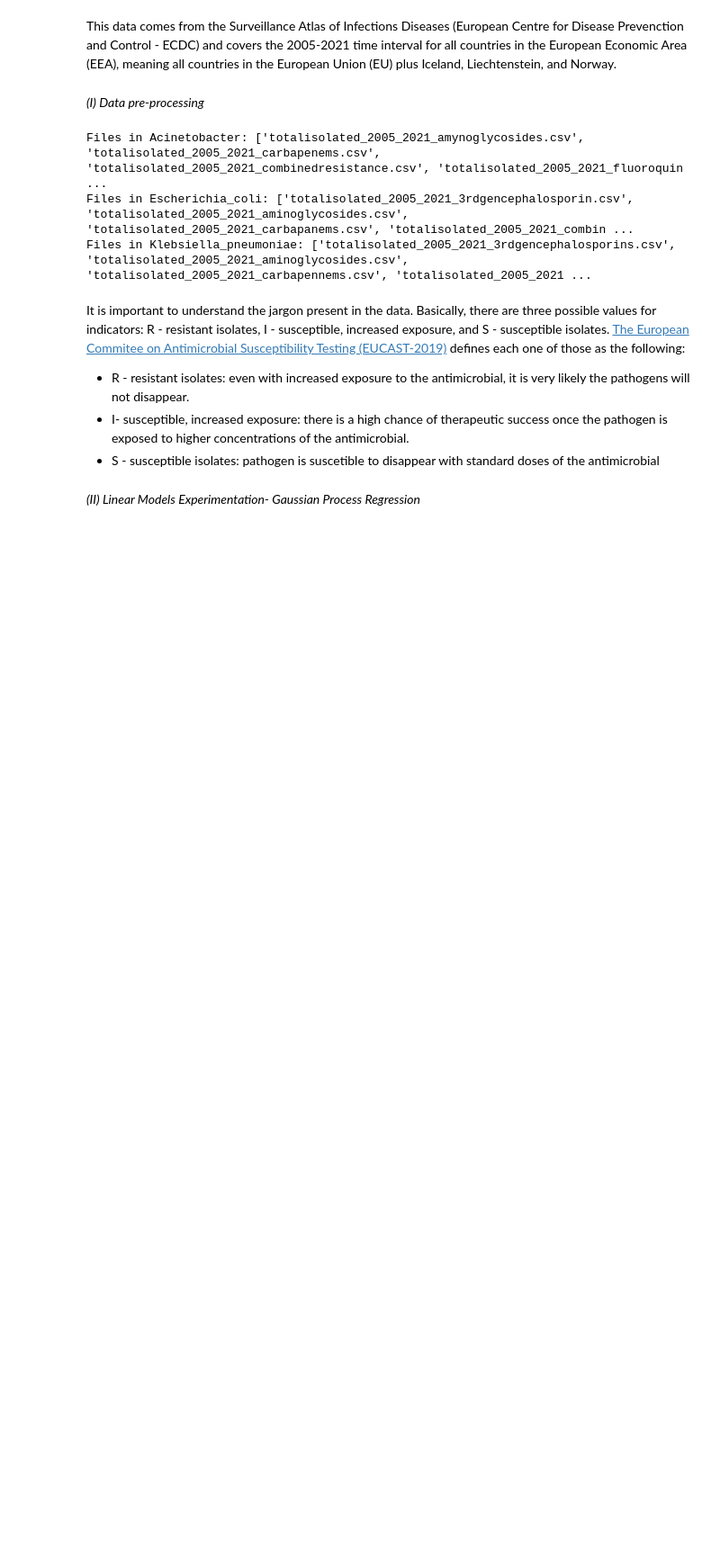
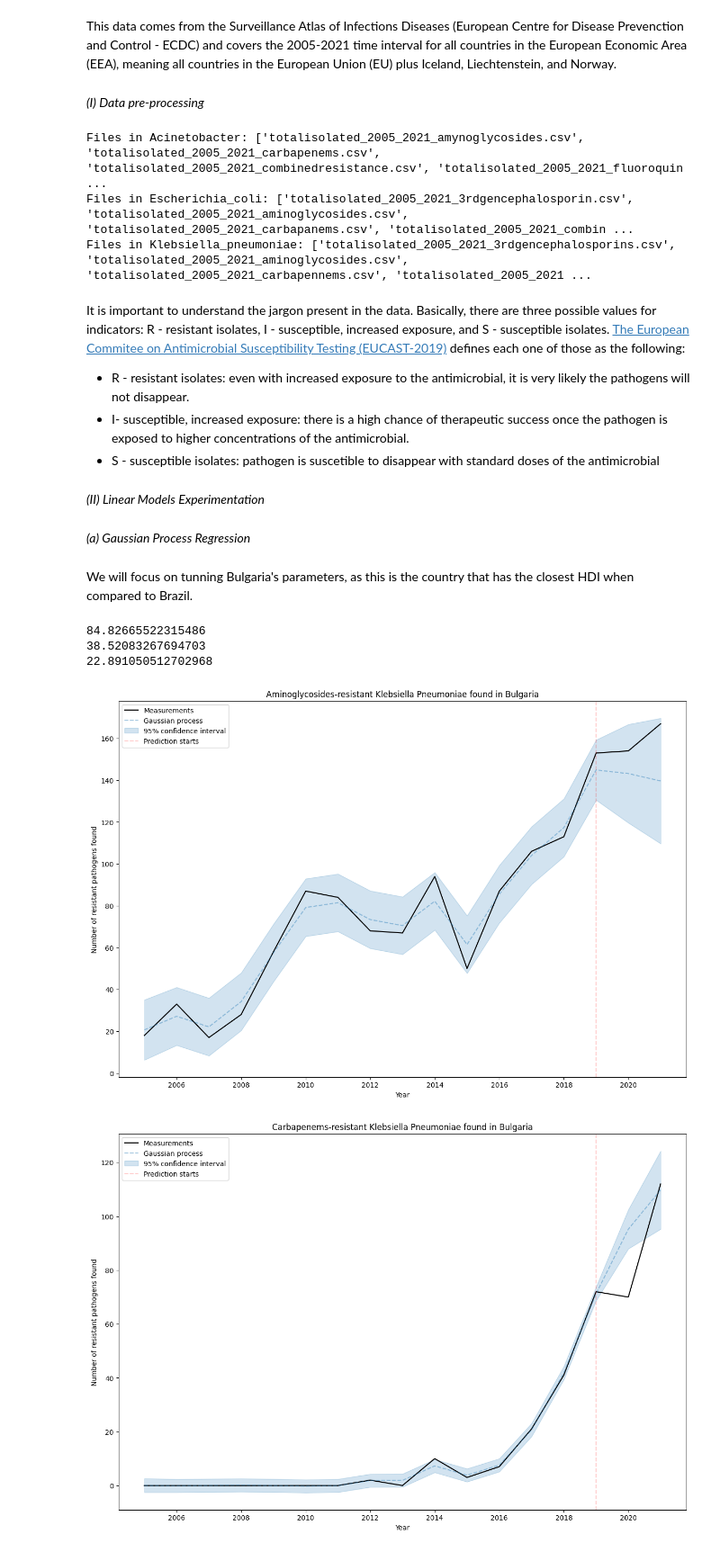
Before and after one commit to FellipeFrancoCouto/eea-bacterial-resistance, a Jupyter notebook: resistance_exploration.ipynb, the cells around one changed output. Shown: that part at 90% size. Drawn from its saved outputs; the diff is of its cells as text; code cells hidden in the pictures; blank space fills up the shorter version.

Commit message:
Adding focus code

```diff
--- a/resistance_exploration.ipynb
+++ b/resistance_exploration.ipynb
@@ -125,7 +126,9 @@ for country in list_of_countries:
         plt.savefig(f'C:/Users/franc/resistance_capstone/Antibiotics/plots_Country_pathogen/{country}_{medicine}.jpg')
         plt.close()
 # %% [markdown]
-<i>(II) Linear Models Experimentation- Gaussian Process Regression </i>
+<i>(II) Linear Models Experimentation</i>
+# %% [markdown]
+<i>(a) Gaussian Process Regression </i>
 # %%
 for count in range(len((df_names))):
     # Define X
@@ -136,6 +139,7 @@ for count in range(len((df_names))):
     X_train= np.array(df_names[count]['Time'][:15:]).reshape(-1,1)
     X_test = np.array(df_names[count]['Time'][::]).reshape(-1,1)
     y_train= np.array(df_names[count]['NumValue'][:15:])
+    y_true = np.array(df_names[count]['NumValue'][::])
 
     # RBF kernel is set with large lenght-scale parameter to capture long trend
     long_term_trend_kernel = 50.0**2 * RBF(length_scale=50.0)
@@ -172,3 +176,59 @@ for count in range(len((df_names))):
     plt.legend(loc = 'best')
     plt.savefig(f'C:/Users/franc/resistance_capstone/Antibiotics/plots_gaussian_general/gaussian_{save}_{count}.jpg')
     plt.close()
+    # print(f'{mean_squared_error(y_true, mean_y_pred)}')
+# %% [markdown]
+We will focus on tunning Bulgaria's parameters, as this is the country that has the closest HDI when compared to Brazil.
+# %%
+for count in range(3):
+    # Define X
+    y = np.array(df_names[count]['NumValue'])
+    # Define X
+    X = np.array(df_names[count]['Time']).reshape(-1,1)
+    # 15 years of training and 2 of prediction
+    X_train= np.array(df_names[count]['Time'][:15:]).reshape(-1,1)
+    X_test = np.array(df_names[count]['Time'][::]).reshape(-1,1)
+    y_train= np.array(df_names[count]['NumValue'][:15:])
+    y_true = np.array(df_names[count]['NumValue'][::])
+
+    # RBF kernel is set with large lenght-scale parameter to capture long trend
+    long_term_trend_kernel = 50.0**2 * RBF(length_scale=50.0)
+    # Small irregularities are accounted for in the Rational Quadratic Kernel
+    irregularity_kernel = 0.5**2 * RationalQuadratic(length_scale=1.0, alpha=1.0)
+    # Noise in the dataset is accounted for in the with the addition of white noise
+    noise_kernel = 0.1**2 * RBF(length_scale=0.1) + WhiteKernel(
+        noise_level=0.1**2, noise_level_bounds=(1e-5, 1e5)
+    )
+    # Resulting Kernel
+    resistance_kernel = noise_kernel + long_term_trend_kernel + irregularity_kernel
+    # Fit Gaussian Process
+    gaussian_process = GaussianProcessRegressor(kernel=resistance_kernel, normalize_y=True)
+    gaussian_process.fit(X_train, y_train)
+    # Create the predictions with calculations for the std and mean as well
+    mean_y_pred, std_y_pred = gaussian_process.predict(X_test, return_std=True)
+    # Plot the predictions and data
+    plt.figure(figsize=(15, 10))
+    plt.plot(X, y, color="black", label="Measurements")
+    plt.plot(X_test, mean_y_pred, color="tab:blue", alpha=0.4, label="Gaussian process", linestyle="dashed")
+    plt.fill_between(
+        X_test.ravel(),
+        mean_y_pred - std_y_pred,
+        mean_y_pred + std_y_pred,
+        color="tab:blue",
+        alpha=0.2,
+        label= '95% confidence interval'
+    )
+    plt.axvline(x = 2019, color = 'red', label = 'Prediction starts', alpha=0.2, linestyle="dashed")
+    plt.xlabel("Year")
+    plt.ylabel("Number of resistant pathogens found")
+    save = str(np.array(df_names[count]['RegionName'][:1:]))
+    _ = plt.title(df_strs[count])
+    plt.legend(loc = 'best')
+    plt.savefig(f'C:/Users/franc/resistance_capstone/Antibiotics/plots_gaussian_general/gaussian_{save}_{count}.jpg')
+    print(f'{mean_squared_error(y_true, mean_y_pred)}')
+# %% [output]
+84.82665522315486
+38.52083267694703
+22.891050512702968
+[figure, added]
+[figure, added]
```
Also changed, not shown: parts of 4 cells of this notebook.
